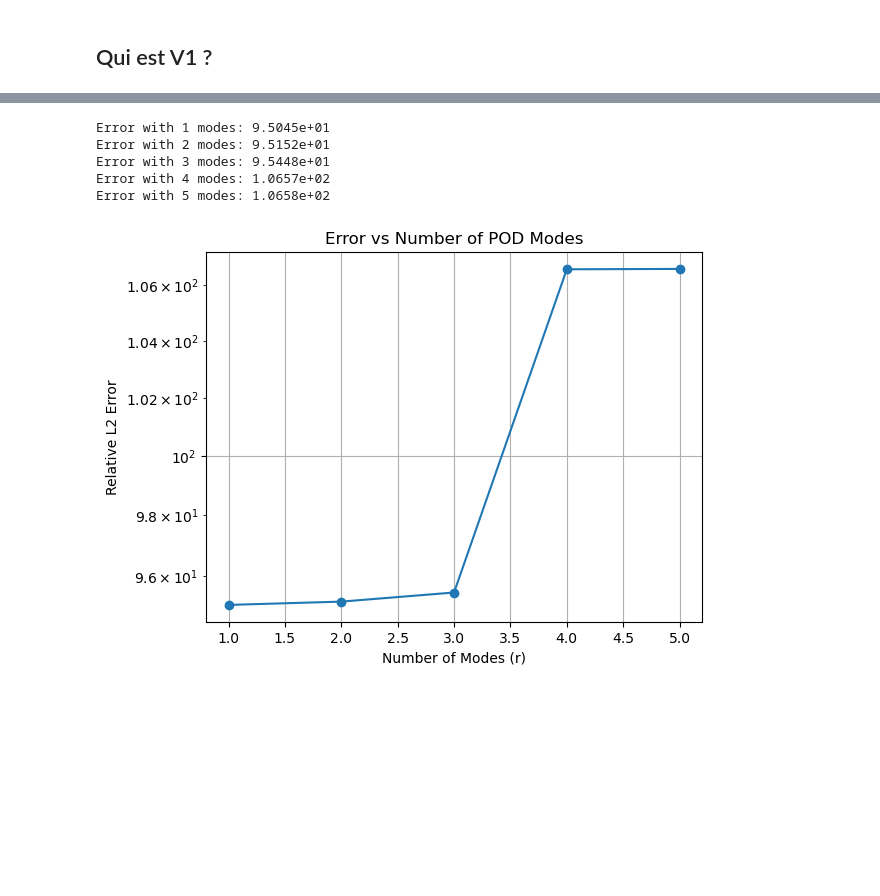
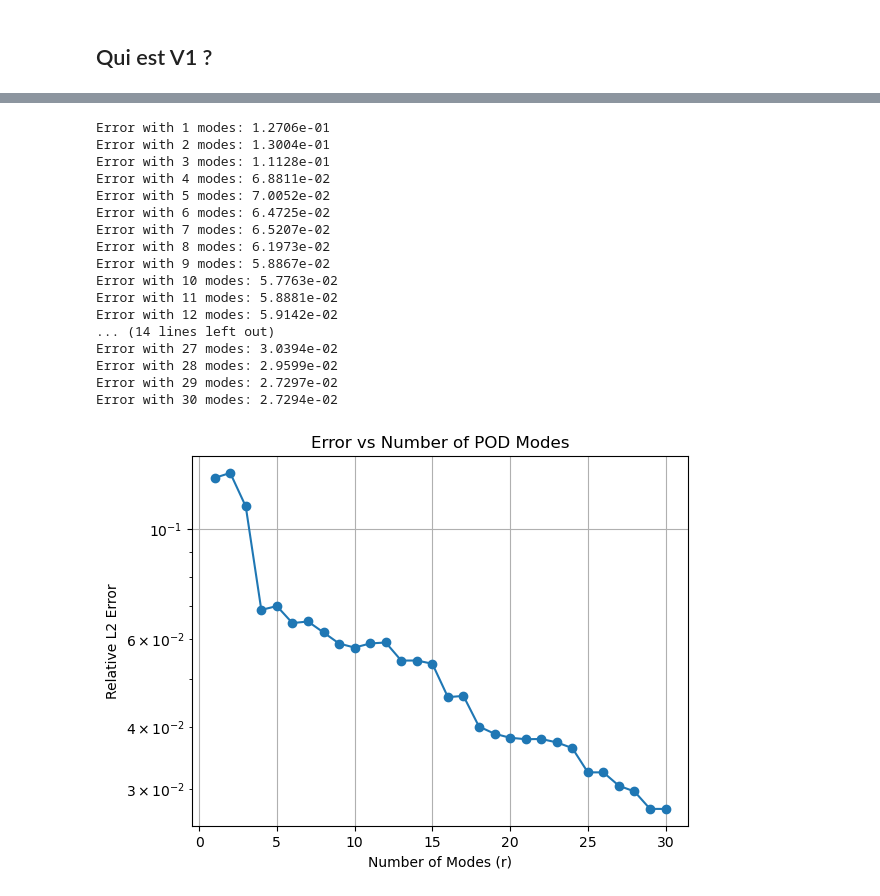
Before and after one commit to MathisBorie/Projet1A, a Jupyter notebook: Darcy_2D.ipynb, the cells around one changed output, grey strips where cells are left out. Drawn from its saved outputs; the diff is of its cells as text; code cells hidden in the pictures; blank space fills up the shorter version.

```diff
--- a/Darcy_2D.ipynb
+++ b/Darcy_2D.ipynb
@@ -177,7 +177,7 @@ for i in tqdm(range(Ns), desc="Génération des Snapshots"):
     A_mu, b_mu = get_stiffness_and_load(parameters)
     uh_HDM_sol = Function(V)
     solve(A_mu, uh_HDM_sol.vector(), b_mu)
-    uh_HDM_sol_vec = np.array(uh_HDM_sol.vector().get_local()) + u_L_vect
+    uh_HDM_sol_vec = np.array(uh_HDM_sol.vector().get_local())
     U_snapshot[:, i] = uh_HDM_sol_vec
 print(parameters_list)
 # %% [output]
@@ -319,27 +336,39 @@ def error_L2(u1, u2):
     diff.vector()[:] = u1.vector().get_local() - u2.vector().get_local()
     return norm(diff, 'L2') / norm(u1, 'L2')
 # %%
-error = np.zeros(5)
-for r in range(1, 6):
+error = np.zeros(30)
+for r in range(1, 31):
     V_r = U[:, :r]
     A_red = build_reduced_stiffness(A_test, V_r)
     b_red = build_reduced_load(b_test, V_r)
     u_red = np.linalg.solve(A_red, b_red)
     u_approx = V_r.dot(u_red) + u_L_vect
     u_approx_fenics = numpy_to_fenics(u_approx, V, u_L_vect)
     error[r-1] = error_L2(u_full_fenics, u_approx_fenics)
     print(f"Error with {r} modes: {error[r-1]:.4e}")
 plt.figure()
-plt.semilogy(range(1, 6), error, marker='o')
+plt.semilogy(range(1, 31), error, marker='o')
 plt.xlabel('Number of Modes (r)')
 plt.ylabel('Relative L2 Error')
 plt.title('Error vs Number of POD Modes')
 plt.grid()
 plt.show()
 # %% [output]
-Error with 1 modes: 9.5045e+01
-Error with 2 modes: 9.5152e+01
-Error with 3 modes: 9.5448e+01
-Error with 4 modes: 1.0657e+02
-Error with 5 modes: 1.0658e+02
+Error with 1 modes: 1.2706e-01
+Error with 2 modes: 1.3004e-01
+Error with 3 modes: 1.1128e-01
+Error with 4 modes: 6.8811e-02
+Error with 5 modes: 7.0052e-02
+Error with 6 modes: 6.4725e-02
+Error with 7 modes: 6.5207e-02
+Error with 8 modes: 6.1973e-02
+Error with 9 modes: 5.8867e-02
+Error with 10 modes: 5.7763e-02
+Error with 11 modes: 5.8881e-02
+Error with 12 modes: 5.9142e-02
+... (14 lines left out)
+Error with 27 modes: 3.0394e-02
+Error with 28 modes: 2.9599e-02
+Error with 29 modes: 2.7297e-02
+Error with 30 modes: 2.7294e-02
-[figure, old version]
+[figure, new version]
```
Also changed, not shown: parts of 6 cells of this notebook.
